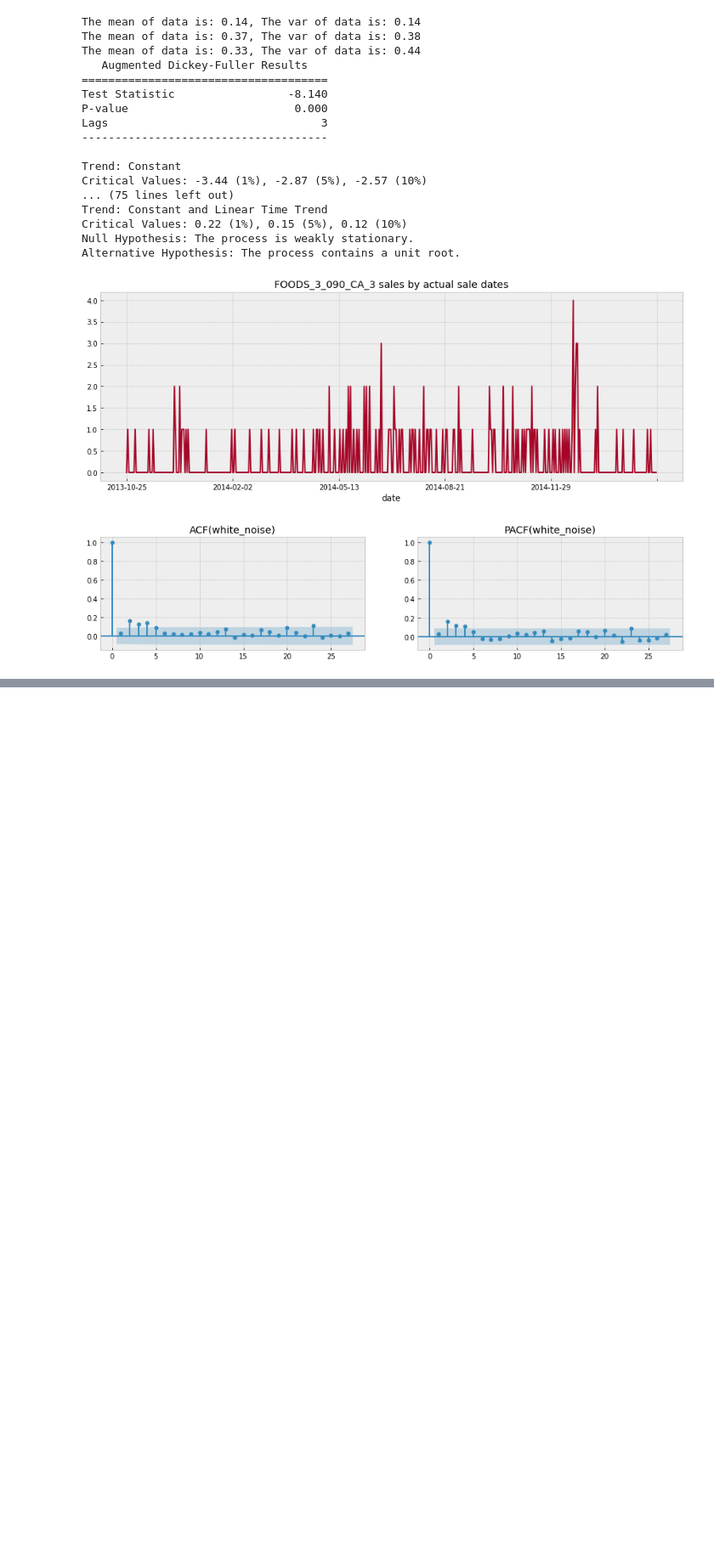
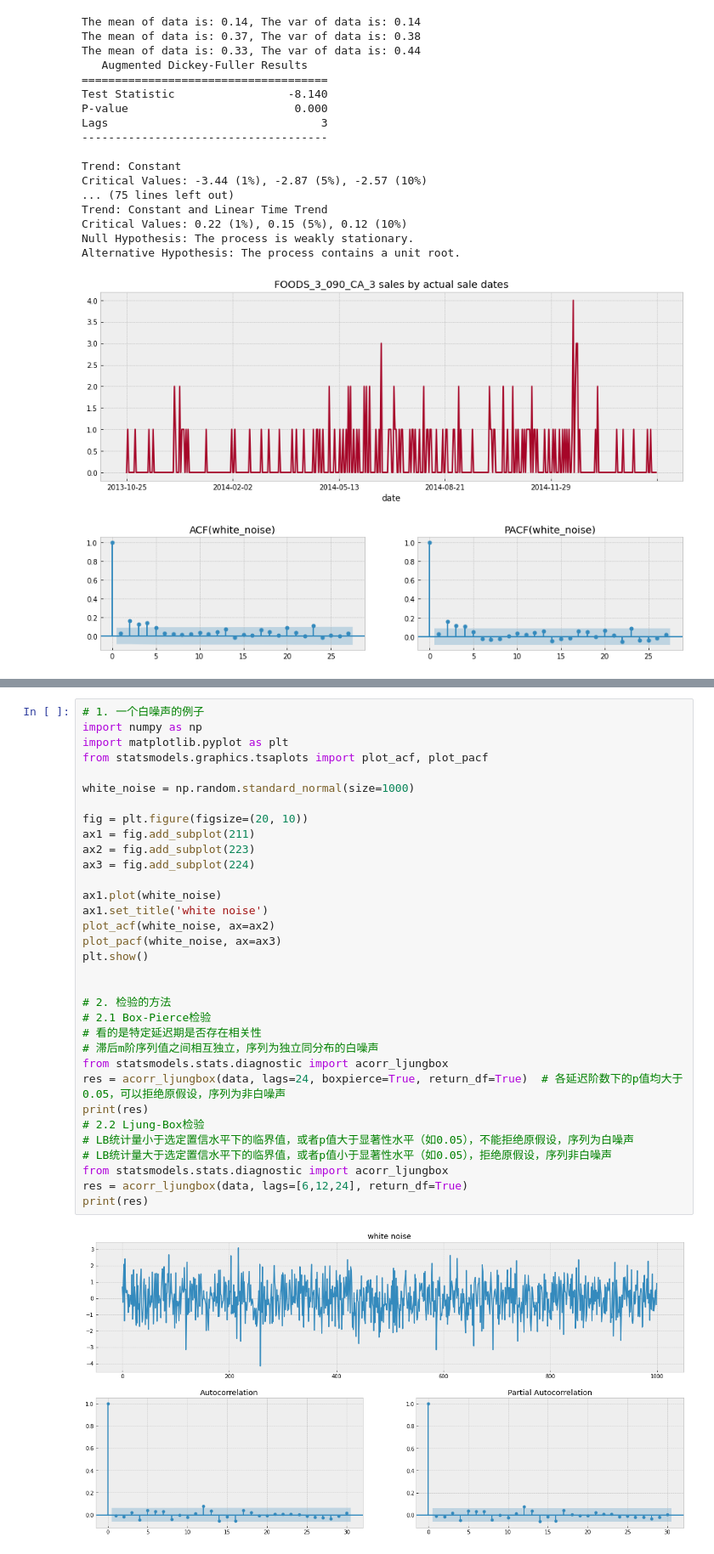
Before and after one commit to iszhangli/DataMining, a Jupyter notebook: k_M5/1-数据可视化.ipynb, the cells around one changed output, grey strips where cells are left out. Shown at 85% size. Drawn from its saved outputs; the diff is of its cells as text; blank space fills up the shorter version.

```diff
--- a/k_M5/1-数据可视化.ipynb
+++ b/k_M5/1-数据可视化.ipynb
@@ -149,0 +151,35 @@ data.isna().sum()
+# %%
+# 1. 一个白噪声的例子
+import numpy as np
+import matplotlib.pyplot as plt
+from statsmodels.graphics.tsaplots import plot_acf, plot_pacf
+
+white_noise = np.random.standard_normal(size=1000)
+
+fig = plt.figure(figsize=(20, 10))
+ax1 = fig.add_subplot(211)
+ax2 = fig.add_subplot(223)
+ax3 = fig.add_subplot(224)
+
+ax1.plot(white_noise)
+ax1.set_title('white noise')
+plot_acf(white_noise, ax=ax2)
+plot_pacf(white_noise, ax=ax3)
+plt.show()
+
+
+# 2. 检验的方法
+# 2.1 Box-Pierce检验
+# 看的是特定延迟期是否存在相关性
+# 滞后m阶序列值之间相互独立，序列为独立同分布的白噪声
+from statsmodels.stats.diagnostic import acorr_ljungbox
+res = acorr_ljungbox(data, lags=24, boxpierce=True, return_df=True)  # 各延迟阶数下的p值均大于0.05，可以拒绝原假设，序列为非白噪声
+print(res)
+# 2.2 Ljung-Box检验
+# LB统计量小于选定置信水平下的临界值，或者p值大于显著性水平（如0.05），不能拒绝原假设，序列为白噪声
+# LB统计量大于选定置信水平下的临界值，或者p值小于显著性水平（如0.05），拒绝原假设，序列非白噪声
+from statsmodels.stats.diagnostic import acorr_ljungbox
+res = acorr_ljungbox(data, lags=[6,12,24], return_df=True)
+print(res)
+# %% [output]
+[figure, added]
```
Also changed, not shown: parts of 9 cells of this notebook, 1 other file.
